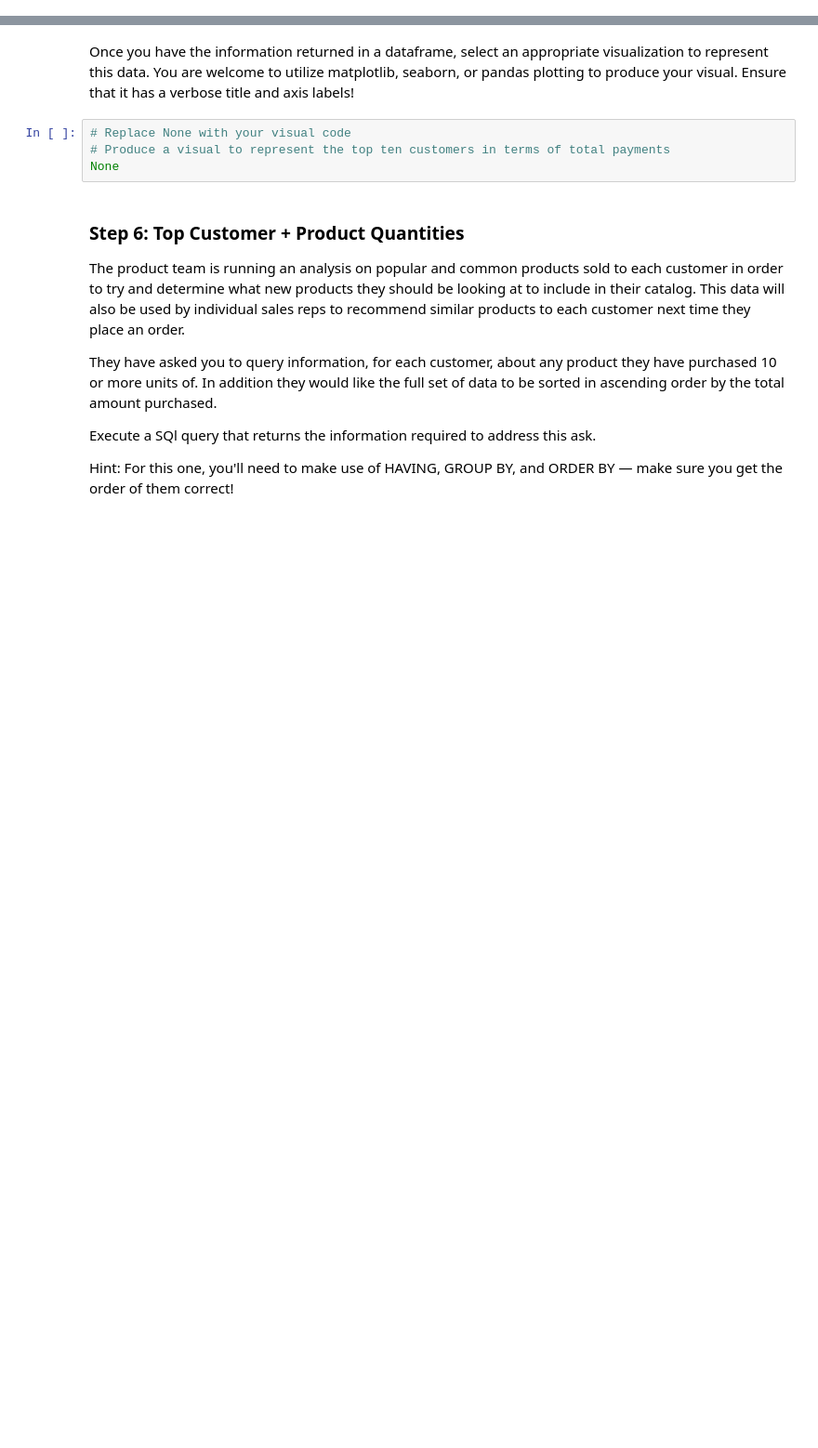
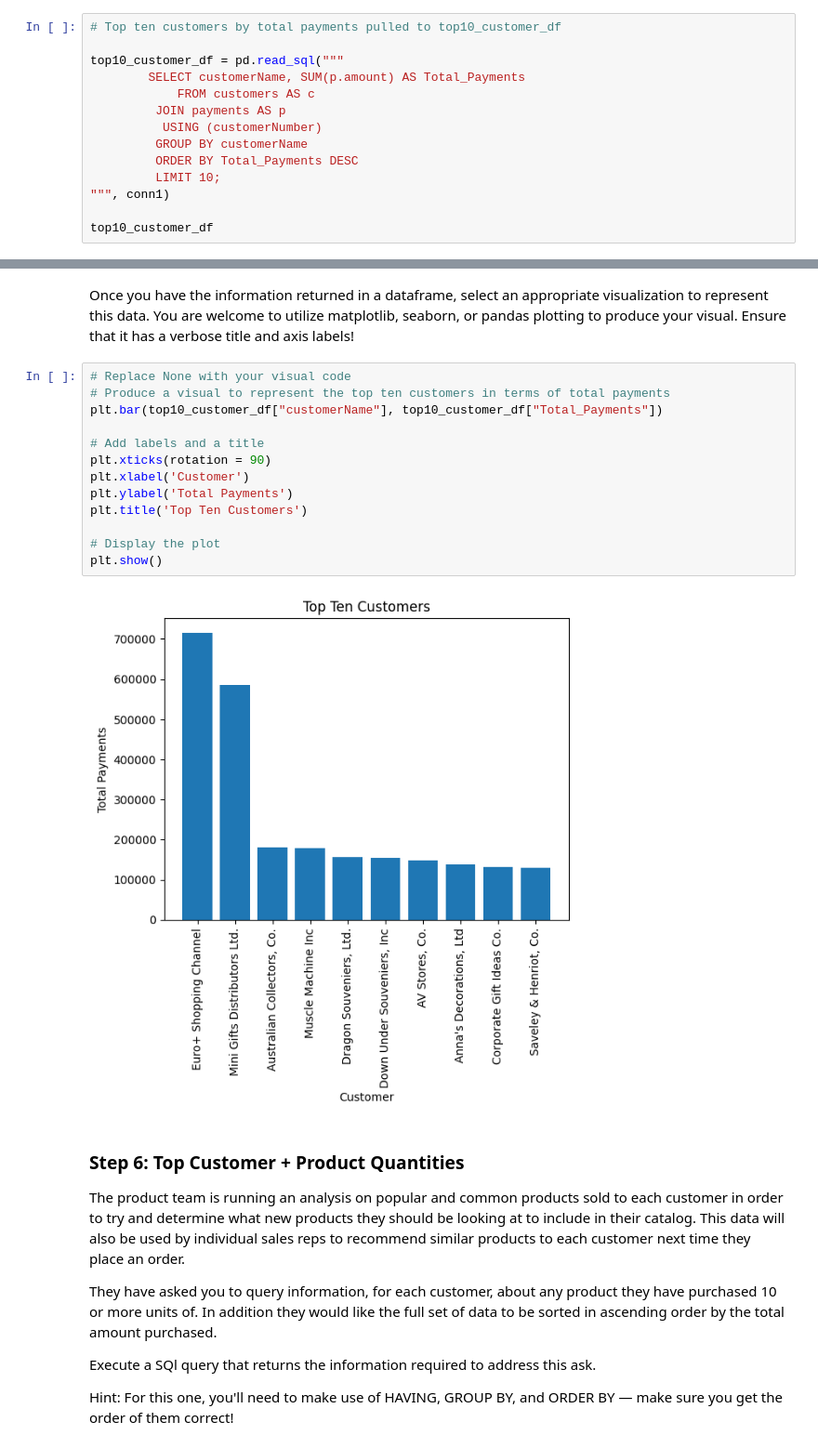
Before and after one commit to Zanalidu/dsc-sql-summative-lab, a Jupyter notebook: SQLSummativeLab.ipynb, the cells around one changed output, grey strips where cells are left out. Shown at 93% size. Saved outputs shown, nothing was run; the diff lists cells and outputs as text; blank space fills up the shorter version.

```diff
--- a/SQLSummativeLab.ipynb
+++ b/SQLSummativeLab.ipynb
@@ -209,0 +207,14 @@ None
+# %%
+# Top ten customers by total payments pulled to top10_customer_df
+
+top10_customer_df = pd.read_sql("""
+        SELECT customerName, SUM(p.amount) AS Total_Payments
+            FROM customers AS c
+         JOIN payments AS p
+          USING (customerNumber)
+         GROUP BY customerName
+         ORDER BY Total_Payments DESC
+         LIMIT 10;
+""", conn1)
+
+top10_customer_df
@@ -212,7 +235,18 @@ Once you have the information returned in a dataframe, select an appropriate vis
 # %%
 # Replace None with your visual code
 # Produce a visual to represent the top ten customers in terms of total payments
-None
+plt.bar(top10_customer_df["customerName"], top10_customer_df["Total_Payments"])
+
+# Add labels and a title
+plt.xticks(rotation = 90)
+plt.xlabel('Customer')
+plt.ylabel('Total Payments')
+plt.title('Top Ten Customers')
+
+# Display the plot
+plt.show()
+# %% [output]
+[figure, added]
 # %% [markdown]
 ### Step 6: Top Customer + Product Quantities
 The product team is running an analysis on popular and common products sold to each customer in order to try and determine what new products they should be looking at to include in their catalog. This data will also be used by individual sales reps to recommend similar products to each customer next time they place an order.
```
Also changed, not shown: parts of 16 cells of this notebook.
